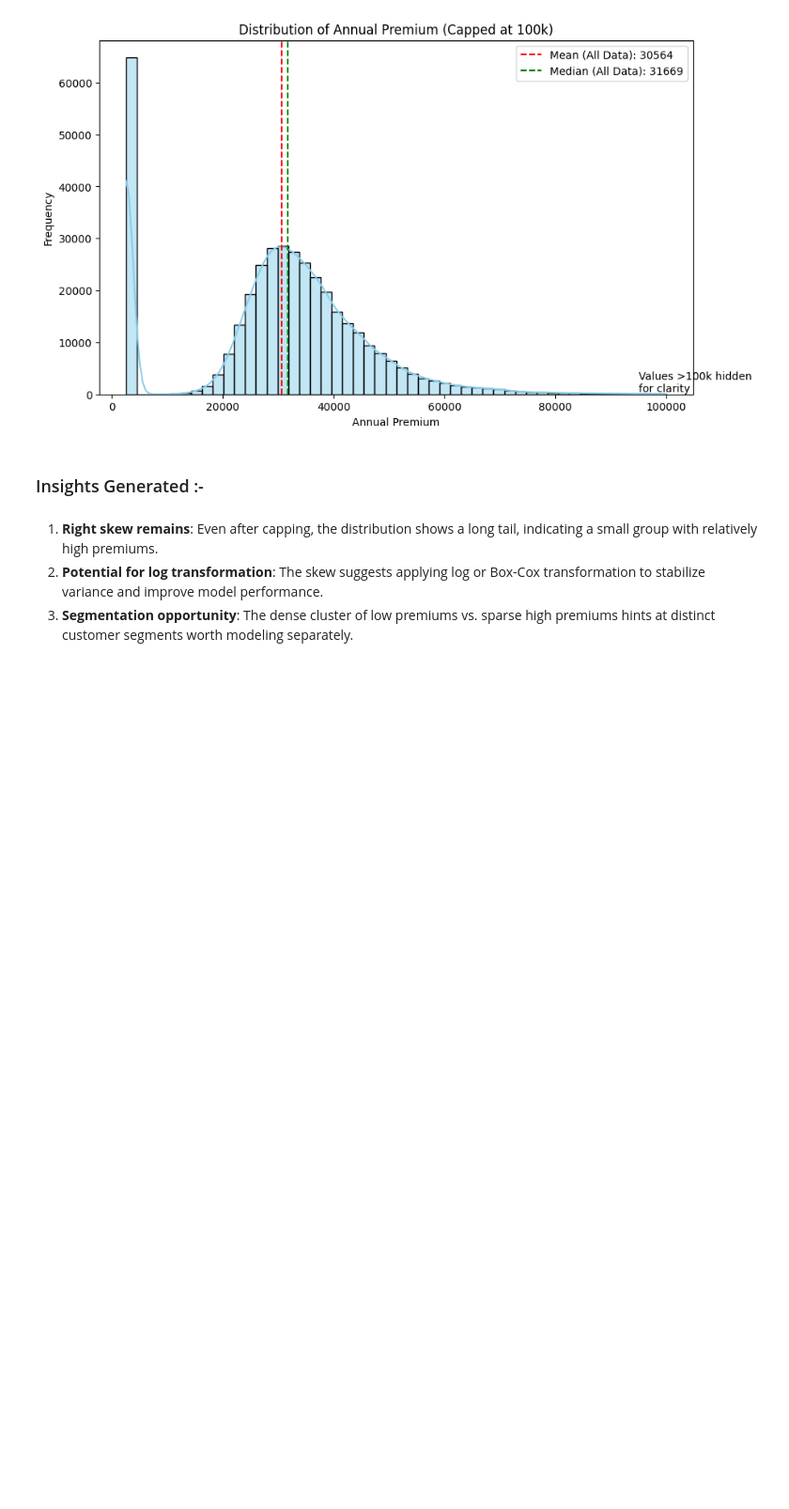
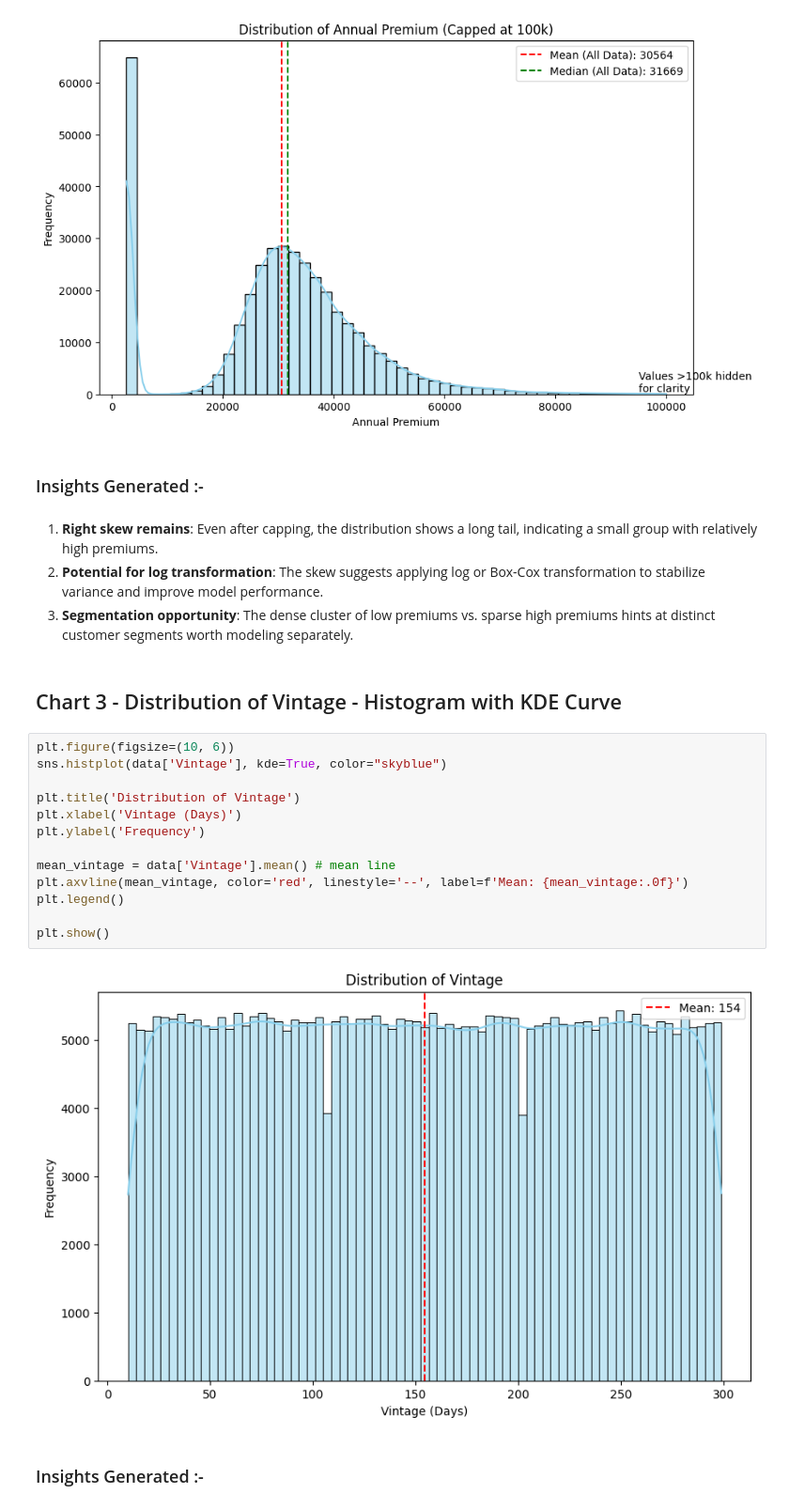
Before and after one commit to Ash99-commits/ML_Health_Insurance_Customers_CrossSell_Prediction, a Jupyter notebook: Health2Vehicle_CrossSell_Insurance_Prediction_by_Ashwani_Kumar_Patra.ipynb, the cells around one changed output. Shown: that part at 94% size. Drawn from its saved outputs; the diff is of its cells as text; blank space fills up the shorter version.

Commit message:
Successfully visualized and driven insights from Chart 3 - Distribution of Vintage - Histogram with KDE Curve

```diff
--- a/Health2Vehicle_CrossSell_Insurance_Prediction_by_Ashwani_Kumar_Patra.ipynb
+++ b/Health2Vehicle_CrossSell_Insurance_Prediction_by_Ashwani_Kumar_Patra.ipynb
@@ -303,3 +303,22 @@ plt.show()
 1. **Right skew remains**: Even after capping, the distribution shows a long tail, indicating a small group with relatively high premiums.
 2. **Potential for log transformation**: The skew suggests applying log or Box-Cox transformation to stabilize variance and improve model performance.
 3. **Segmentation opportunity**: The dense cluster of low premiums vs. sparse high premiums hints at distinct customer segments worth modeling separately.
+# %% [markdown]
+## Chart 3 - Distribution of Vintage - Histogram with KDE Curve
+# %%
+plt.figure(figsize=(10, 6))
+sns.histplot(data['Vintage'], kde=True, color="skyblue")
+
+plt.title('Distribution of Vintage')
+plt.xlabel('Vintage (Days)')
+plt.ylabel('Frequency')
+
+mean_vintage = data['Vintage'].mean() # mean line
+plt.axvline(mean_vintage, color='red', linestyle='--', label=f'Mean: {mean_vintage:.0f}')
+plt.legend()
+
+plt.show()
+# %% [output]
+[figure, added]
+# %% [markdown]
+### Insights Generated :-
```
Also changed, not shown: parts of 1 cell of this notebook.
